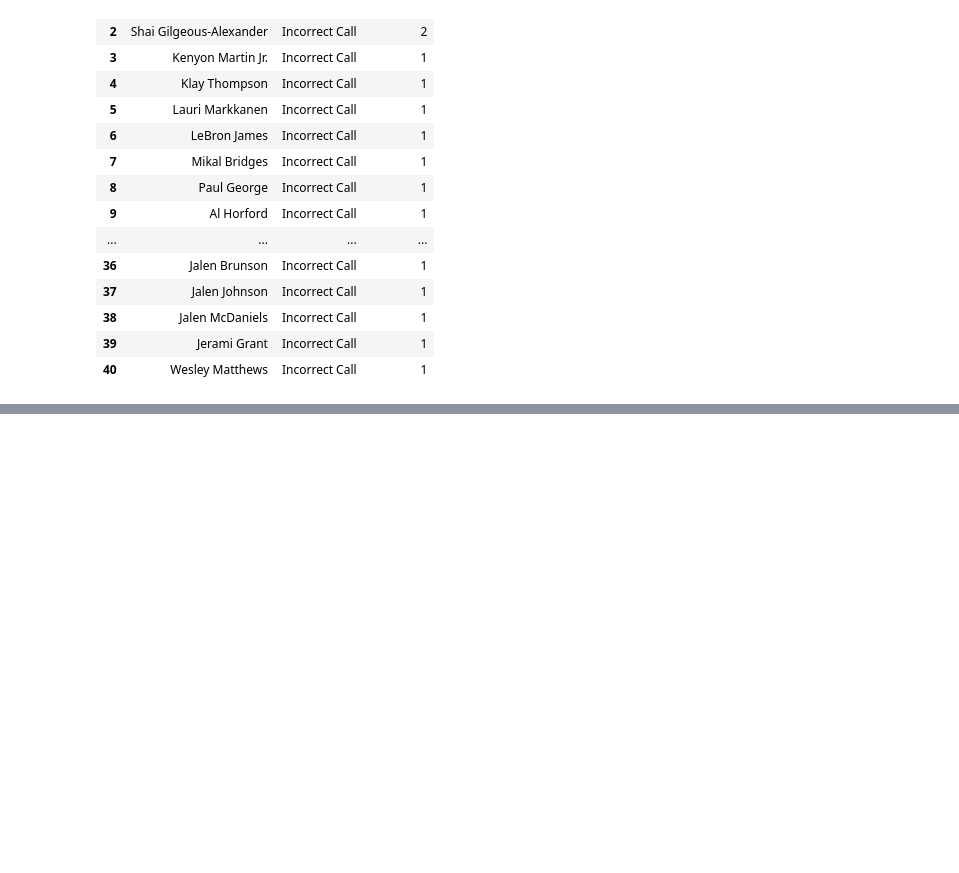
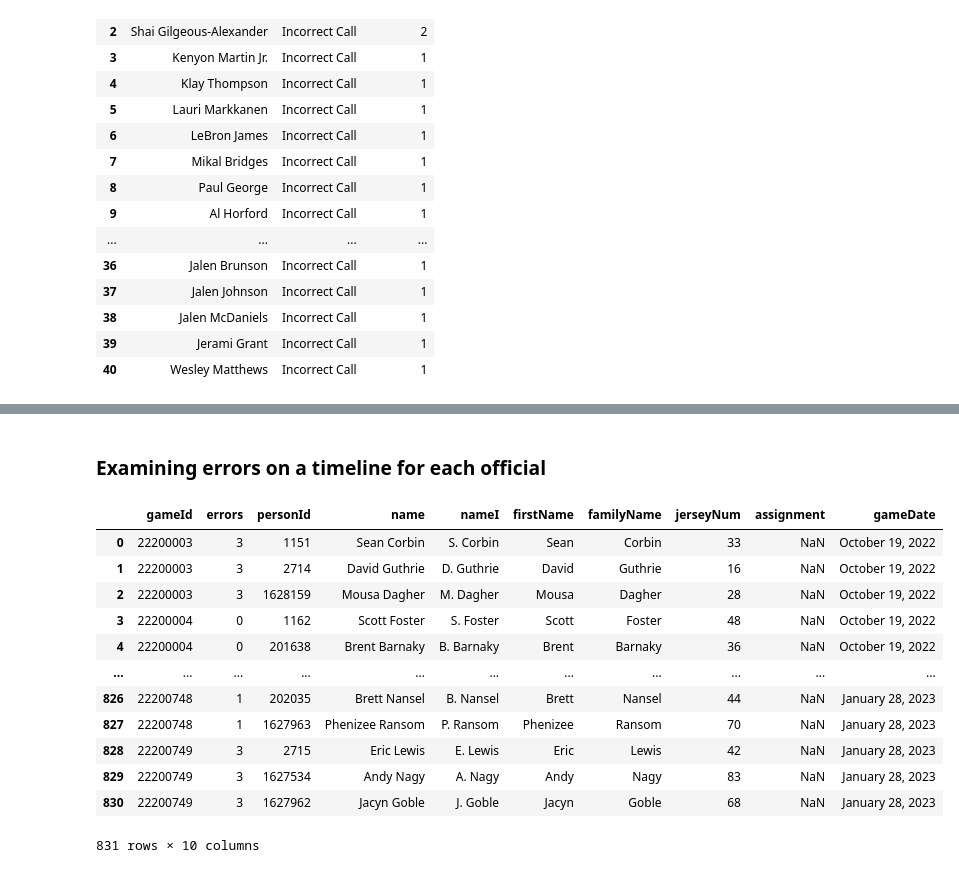
Before and after one commit to adithram/l2m, a Jupyter notebook: notebooks/data-inspection.ipynb, the cells around one changed output, grey strips where cells are left out. Drawn from its saved outputs; the diff is of its cells as text; code cells hidden in the pictures; blank space fills up the shorter version.

```diff
--- a/notebooks/data-inspection.ipynb
+++ b/notebooks/data-inspection.ipynb
@@ -382,0 +383,25 @@ combined_ref_delta_df.head()
+# %% [markdown]
+### Examining errors on a timeline for each official
+# %%
+# sum up errors per game
+non_specific_team_errors_df = team_df.groupby("gameId").sum()["errorsInFavor"].to_frame().reset_index()
+non_specific_team_errors_df = pd.merge(non_specific_team_errors_df, game_dates_df, how="outer", on="gameId")
+non_specific_team_errors_df = non_specific_team_errors_df.rename(columns={"errorsInFavor": "errors"})
+del non_specific_team_errors_df["Unnamed: 0"]
+non_specific_team_errors_df.to_csv(f"{ROOT_DATA_DIR}/dated_ref_errors.csv")
+# %%
+non_specific_team_errors_df
+# %% [output]
+|  | gameId | errors | personId | name | nameI | firstName | familyName | jerseyNum | assignment | gameDate |
+| 0 | 22200003 | 3 | 1151 | Sean Corbin | S. Corbin | Sean | Corbin | 33 | NaN | October 19, 2022 |
+| 1 | 22200003 | 3 | 2714 | David Guthrie | D. Guthrie | David | Guthrie | 16 | NaN | October 19, 2022 |
+| 2 | 22200003 | 3 | 1628159 | Mousa Dagher | M. Dagher | Mousa | Dagher | 28 | NaN | October 19, 2022 |
+| 3 | 22200004 | 0 | 1162 | Scott Foster | S. Foster | Scott | Foster | 48 | NaN | October 19, 2022 |
+| 4 | 22200004 | 0 | 201638 | Brent Barnaky | B. Barnaky | Brent | Barnaky | 36 | NaN | October 19, 2022 |
+| ... | ... | ... | ... | ... | ... | ... | ... | ... | ... | ... |
+| 826 | 22200748 | 1 | 202035 | Brett Nansel | B. Nansel | Brett | Nansel | 44 | NaN | January 28, 2023 |
+| 827 | 22200748 | 1 | 1627963 | Phenizee Ransom | P. Ransom | Phenizee | Ransom | 70 | NaN | January 28, 2023 |
+| 828 | 22200749 | 3 | 2715 | Eric Lewis | E. Lewis | Eric | Lewis | 42 | NaN | January 28, 2023 |
+| 829 | 22200749 | 3 | 1627534 | Andy Nagy | A. Nagy | Andy | Nagy | 83 | NaN | January 28, 2023 |
+| 830 | 22200749 | 3 | 1627962 | Jacyn Goble | J. Goble | Jacyn | Goble | 68 | NaN | January 28, 2023 |
+831 rows × 10 columns
```
Also changed, not shown: parts of 48 cells of this notebook, 4 other files.
